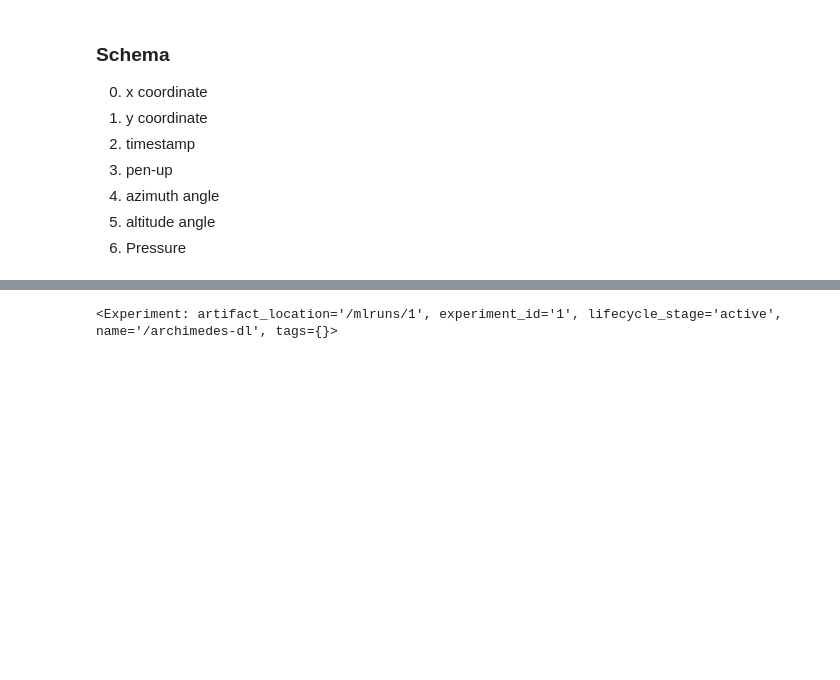
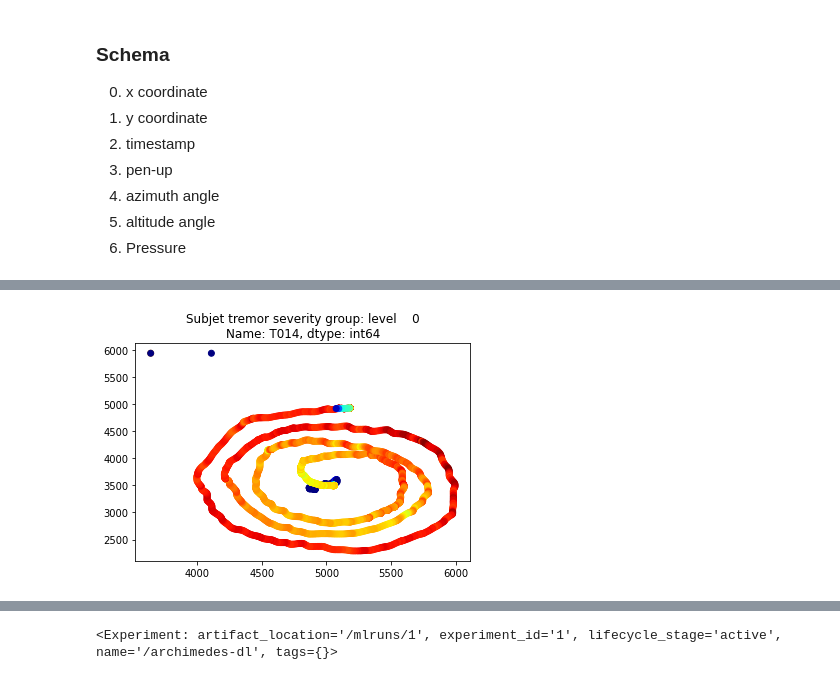
Before and after one commit to spolex/spiral, a Jupyter notebook: notebooks/202208_spiral_raw_data_lstm_classification.ipynb, the cells around one changed output, grey strips where cells are left out. Drawn from its saved outputs; the diff is of its cells as text; code cells hidden in the pictures; blank space fills up the shorter version.

```diff
--- a/notebooks/202208_spiral_raw_data_lstm_classification.ipynb
+++ b/notebooks/202208_spiral_raw_data_lstm_classification.ipynb
@@ -84,0 +76,7 @@ for path, level in zip(metadf.abs_path, metadf.level):
+# %%
+idx = 'T014'
+label = labels.loc[idx]
+plt.scatter(df.loc[idx]['x'], df.loc[idx]['y'], c=df.loc[idx]['pressure'], cmap='jet')
+_=plt.title("Subjet tremor severity group: {}".format(label))
+# %% [output]
+[figure, added]
```
Also changed, not shown: parts of 23 cells of this notebook, 15 other files.
